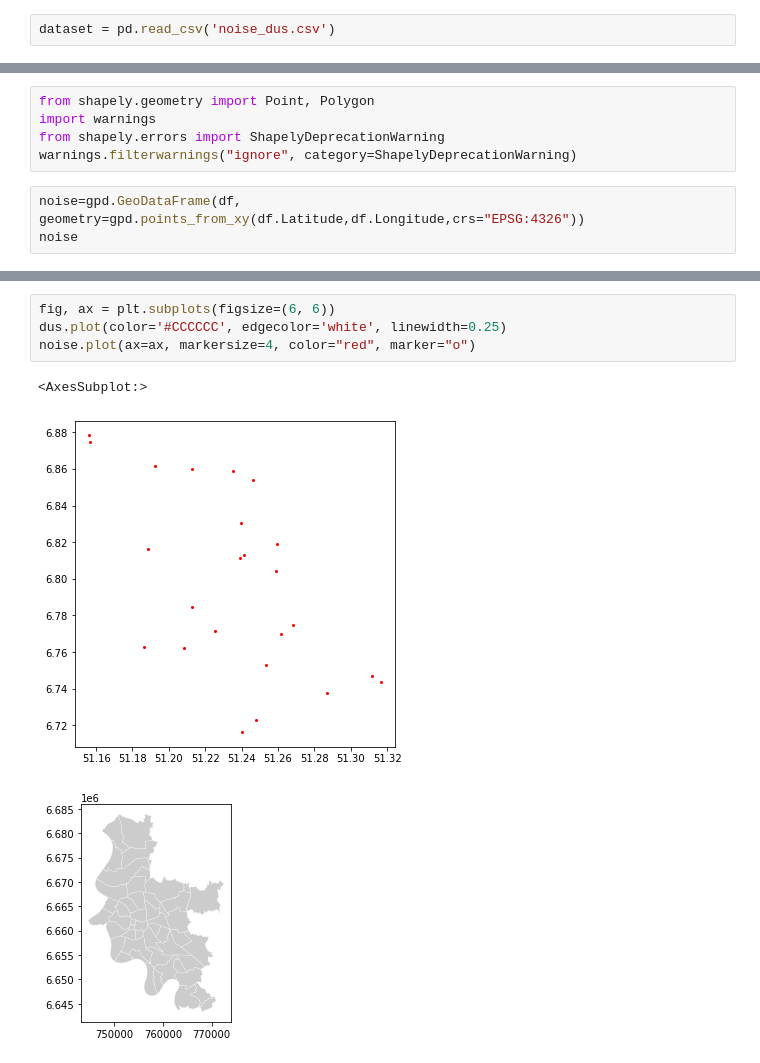
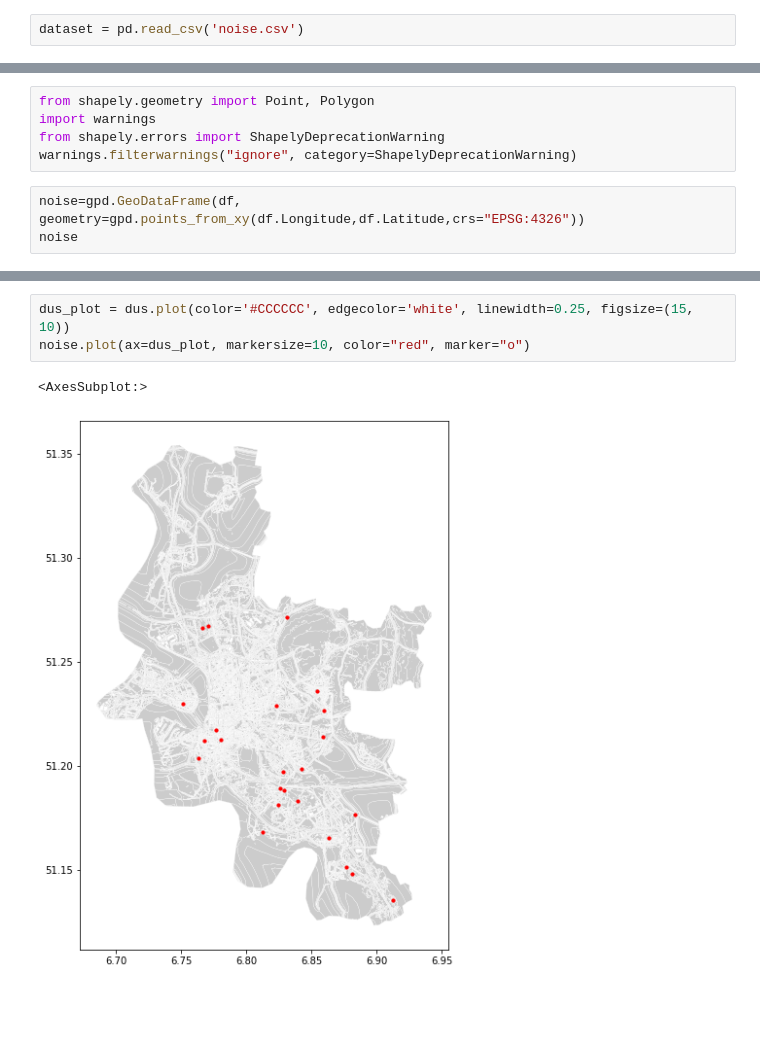
Before and after one commit to MehraveMokhtarian/Dus-Noise-Pollution, a Jupyter notebook: geopandas - Meh2.ipynb, the cells around one changed output, grey strips where cells are left out. Cells and saved outputs as stored; diff of their text form; blank space fills up the shorter version.

```diff
--- a/geopandas - Meh2.ipynb
+++ b/geopandas - Meh2.ipynb
@@ -50,7 +79,7 @@ from pathlib import Path
 import pyproj
 %matplotlib inline
 # %%
-dataset = pd.read_csv('noise_dus.csv')
+dataset = pd.read_csv('noise.csv')
 # %%
 df = dataset.sample(25)
 # %% [markdown]
@@ -93,7 +122,7 @@ import warnings
 from shapely.errors import ShapelyDeprecationWarning
 warnings.filterwarnings("ignore", category=ShapelyDeprecationWarning)
 # %%
-noise=gpd.GeoDataFrame(df, geometry=gpd.points_from_xy(df.Latitude,df.Longitude,crs="EPSG:4326"))
+noise=gpd.GeoDataFrame(df, geometry=gpd.points_from_xy(df.Longitude,df.Latitude,crs="EPSG:4326"))
 noise
 # %% [output]
 |  | Bezirk | DB_TAG | DB_NACHT | Latitude | Longitude | geometry |
@@ -117,8 +146,6 @@ noise
 # %%
-fig, ax = plt.subplots(figsize=(6, 6))
-dus.plot(color='#CCCCCC', edgecolor='white', linewidth=0.25)
-noise.plot(ax=ax, markersize=4, color="red", marker="o")
+dus_plot = dus.plot(color='#CCCCCC', edgecolor='white', linewidth=0.25, figsize=(15, 10))
+noise.plot(ax=dus_plot, markersize=10, color="red", marker="o")
 # %% [output]
 <AxesSubplot:>
-[figure, old version]
+[figure, new version]
-[figure, removed]
```
Also changed, not shown: parts of 7 cells of this notebook.
